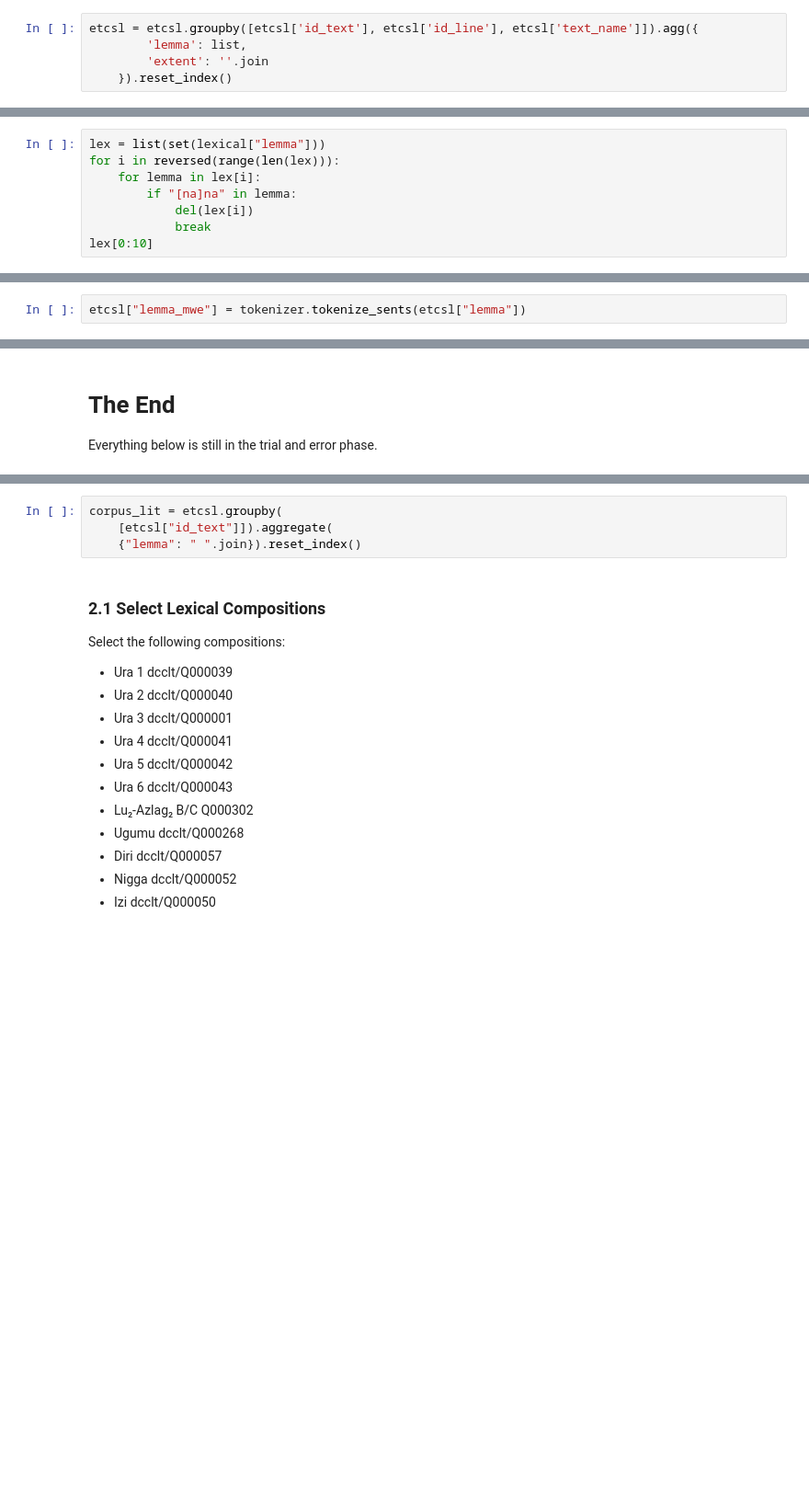
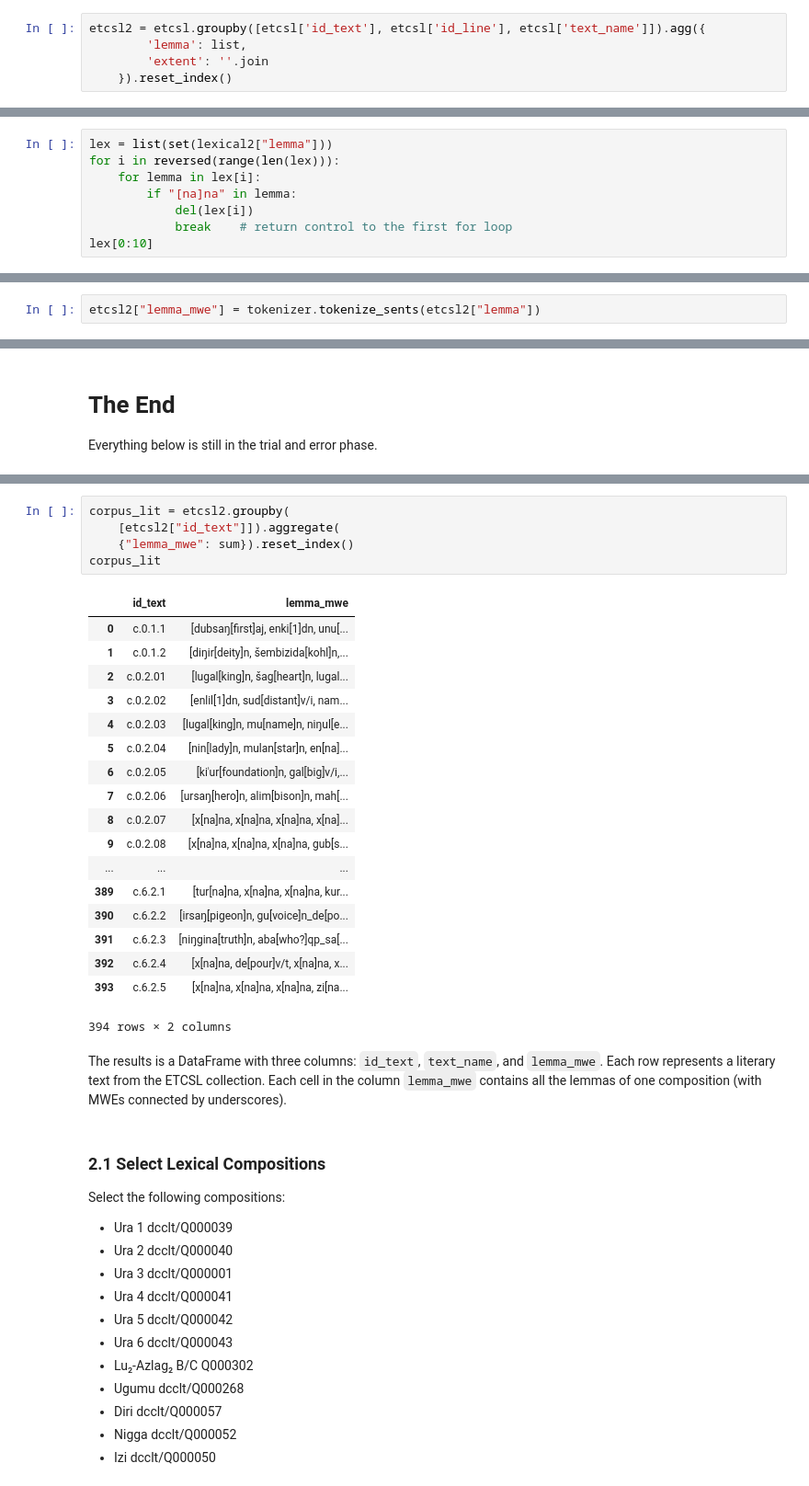
Before and after one commit to niekveldhuis/compass, a Jupyter notebook: 3_Vocabularies/Lit_Lex_Vocab.ipynb, the cells around one changed output, grey strips where cells are left out. Shown at 92% size. Cells and saved outputs as stored; diff of their text form; blank space fills up the shorter version.

```diff
--- a/3_Vocabularies/Lit_Lex_Vocab.ipynb
+++ b/3_Vocabularies/Lit_Lex_Vocab.ipynb
@@ -198,7 +198,7 @@ lexical[:10]
 # %% [markdown]
 Now we do essentially the same for the `etcsl` dataframe, reconstructing lines in literary compositions. In this case, however, we want to aggregate the `lemma` column in a list, because that is the format MWETokenizer expects for the text to be tokenized. Essentially MWETokenizer processes a text that is already tokenized, combining tokens that belong together in a Multiple Word Expression according to a list of such expressions provided by the user (in our case: the list of lexical expressions) in a tuple format.
 # %%
-etcsl = etcsl.groupby([etcsl['id_text'], etcsl['id_line'], etcsl['text_name']]).agg({
+etcsl2 = etcsl.groupby([etcsl['id_text'], etcsl['id_line'], etcsl['text_name']]).agg({
         'lemma': list,
         'extent': ''.join
     }).reset_index()
@@ -224,9 +224,9 @@ Any entry that contains an unlemmatized word (characterized by "na" as Guide Wor
 # %%
-lex = list(set(lexical["lemma"]))
+lex = list(set(lexical2["lemma"]))
 for i in reversed(range(len(lex))):
     for lemma in lex[i]:
         if "[na]na" in lemma:
             del(lex[i])
-            break
+            break    # return control to the first for loop
 lex[0:10]
 # %% [output]
@@ -276,5 +276,5 @@ We can now apply the MWE tokenizer on the entire data set, by re-tokenizing each
 
 The `lemma_mwe` column of the `etcsl` dataframe will now represent the [ETCSL](http://etcsl.orinst.ox.ac.uk/) data in a line-by-line presentation of lemmatizations, with underscores connecting lemmas if a corresponding sequence of lemmas exists as an Old Babylonian lexical entry.
 # %%
-etcsl["lemma_mwe"] = tokenizer.tokenize_sents(etcsl["lemma"])
+etcsl2["lemma_mwe"] = tokenizer.tokenize_sents(etcsl2["lemma"])
 # %% [markdown]
@@ -331,7 +357,29 @@ Both corpora are currently organized by line. The `aggregate` function assembles
 # %%
-corpus_lit = etcsl.groupby(
-    [etcsl["id_text"]]).aggregate(
-    {"lemma": " ".join}).reset_index()
+corpus_lit = etcsl2.groupby(
+    [etcsl2["id_text"]]).aggregate(
+    {"lemma_mwe": sum}).reset_index()
+corpus_lit
+# %% [output]
+|  | id_text | lemma_mwe |
+| 0 | c.0.1.1 | [dubsaŋ[first]aj, enki[1]dn, unu[... |
+| 1 | c.0.1.2 | [diŋir[deity]n, šembizida[kohl]n,... |
+| 2 | c.0.2.01 | [lugal[king]n, šag[heart]n, lugal... |
+| 3 | c.0.2.02 | [enlil[1]dn, sud[distant]v/i, nam... |
+| 4 | c.0.2.03 | [lugal[king]n, mu[name]n, niŋul[e... |
+| 5 | c.0.2.04 | [nin[lady]n, mulan[star]n, en[na]... |
+| 6 | c.0.2.05 | [kiʾur[foundation]n, gal[big]v/i,... |
+| 7 | c.0.2.06 | [ursaŋ[hero]n, alim[bison]n, mah[... |
+| 8 | c.0.2.07 | [x[na]na, x[na]na, x[na]na, x[na]... |
+| 9 | c.0.2.08 | [x[na]na, x[na]na, x[na]na, gub[s... |
+| ... | ... | ... |
+| 389 | c.6.2.1 | [tur[na]na, x[na]na, x[na]na, kur... |
+| 390 | c.6.2.2 | [irsaŋ[pigeon]n, gu[voice]n_de[po... |
+| 391 | c.6.2.3 | [niŋgina[truth]n, aba[who?]qp_sa[... |
+| 392 | c.6.2.4 | [x[na]na, de[pour]v/t, x[na]na, x... |
+| 393 | c.6.2.5 | [x[na]na, x[na]na, x[na]na, zi[na... |
+394 rows × 2 columns
+# %% [markdown]
+The results is a DataFrame with three columns: `id_text`, `text_name`, and `lemma_mwe`. Each row represents a literary text from the ETCSL collection. Each cell in the column `lemma_mwe` contains all the lemmas of one composition (with MWEs connected by underscores).
 # %% [markdown]
 ### 2.1 Select Lexical Compositions
 Select the following compositions:
```
Also changed, not shown: parts of 37 cells of this notebook, 1 other file.
